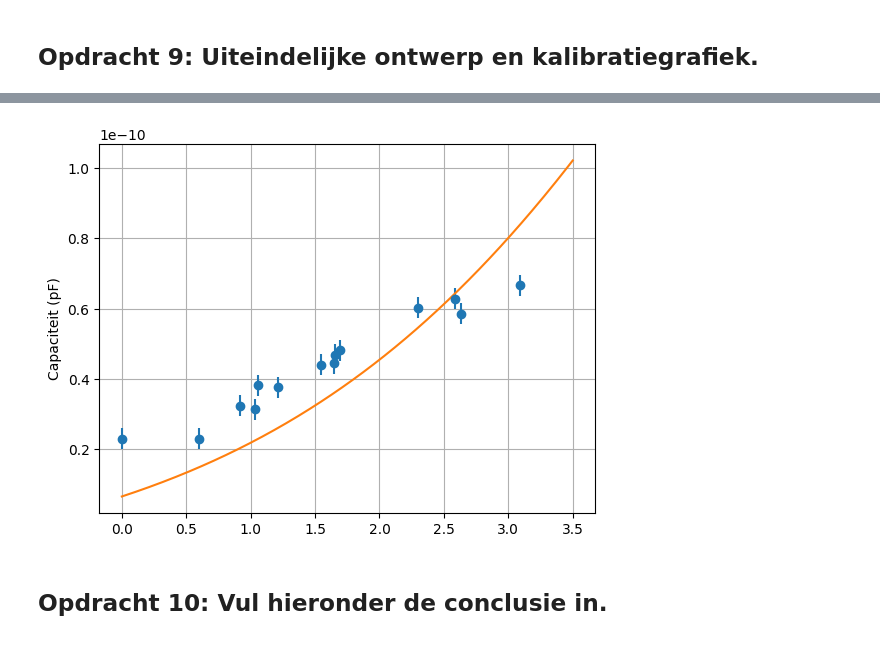
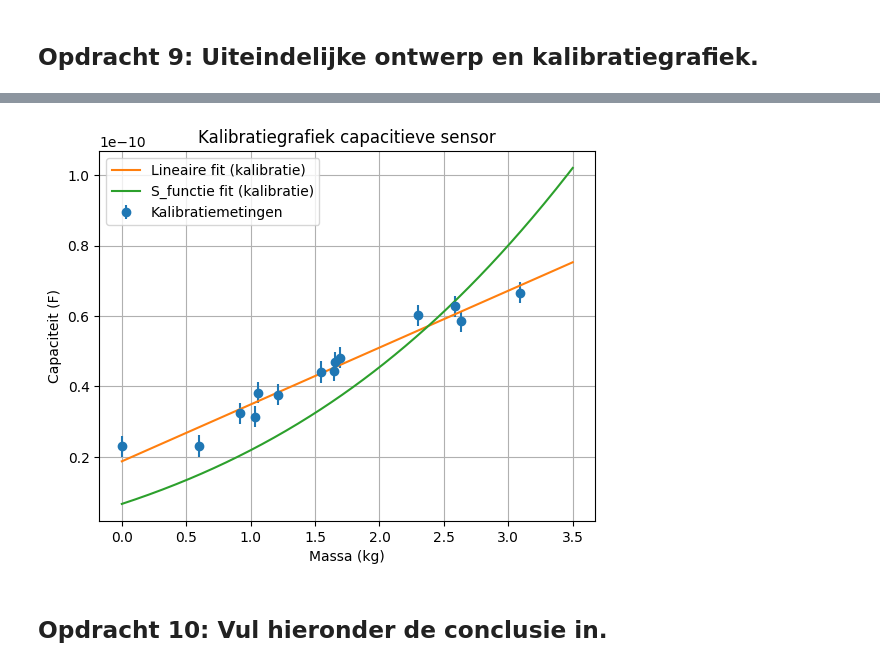
Before and after one commit to korne-Hoendervangers/opdrachten-DEF-D-KorneHoendervangers, a Jupyter notebook: FysiekeOntwerpopdrachten/2OntwerpEenSensorCondensator/DEFOntwerpopdracht2OntwerpEenSensorInvulTemplate.ipynb, the cells around one changed output, grey strips where cells are left out. Cells and saved outputs as stored; diff of their text form; code cells hidden in the pictures.

```diff
--- a/FysiekeOntwerpopdrachten/2OntwerpEenSensorCondensator/DEFOntwerpopdracht2OntwerpEenSensorInvulTemplate.ipynb
+++ b/FysiekeOntwerpopdrachten/2OntwerpEenSensorCondensator/DEFOntwerpopdracht2OntwerpEenSensorInvulTemplate.ipynb
@@ -224,14 +220,20 @@ Onze sensor kan nog verbetered worden door de volgende verbeteringen (minimaal 2
 # %%
 # Plot hier je oorspronkelijke en je uiteindelijke kalibratiegrafieken, fit daar een bijpassende lijn door
 # en zet ook de verwachte ontwerpgrafiek erbij
+def lineairfit(x,a,b):
+    return a*x + b
+popt2, pcov2 = curve_fit(lineairfit, Massa_kalibratie, Capaciteit_kalibratie)
 plt.figure()
 plt.errorbar(Massa_kalibratie, Capaciteit_kalibratie,yerr=onzekerheid_C, fmt='o', label='Kalibratiemetingen')
-
+plt.plot(m_plot, lineairfit(m_plot, *popt2), label='Lineaire fit (kalibratie)')
 plt.plot(m_plot, ontwerpfit(m_plot, *popt),label='S_functie fit (kalibratie)')
-plt.ylabel('Capaciteit (pF)')
+plt.xlabel('Massa (kg)')
+plt.ylabel('Capaciteit (F)')
+plt.title('Kalibratiegrafiek capacitieve sensor')
 plt.grid()
+plt.legend()
 plt.show()
 # %% [output]
-[figure, old version]
+[figure, new version]
 # %% [markdown]
 ## Opdracht 10: Vul hieronder de conclusie in.
```
Also changed, not shown: parts of 6 cells of this notebook, 1 other file.
